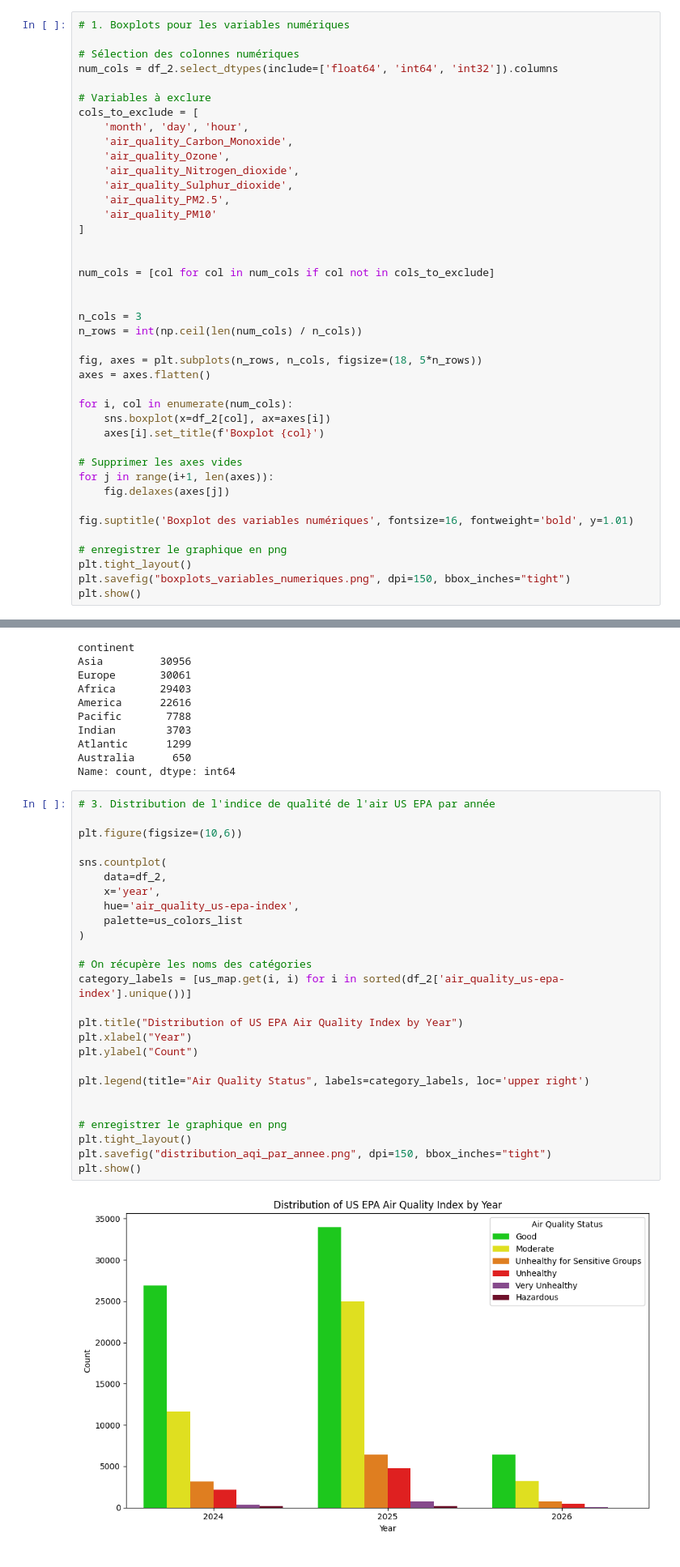
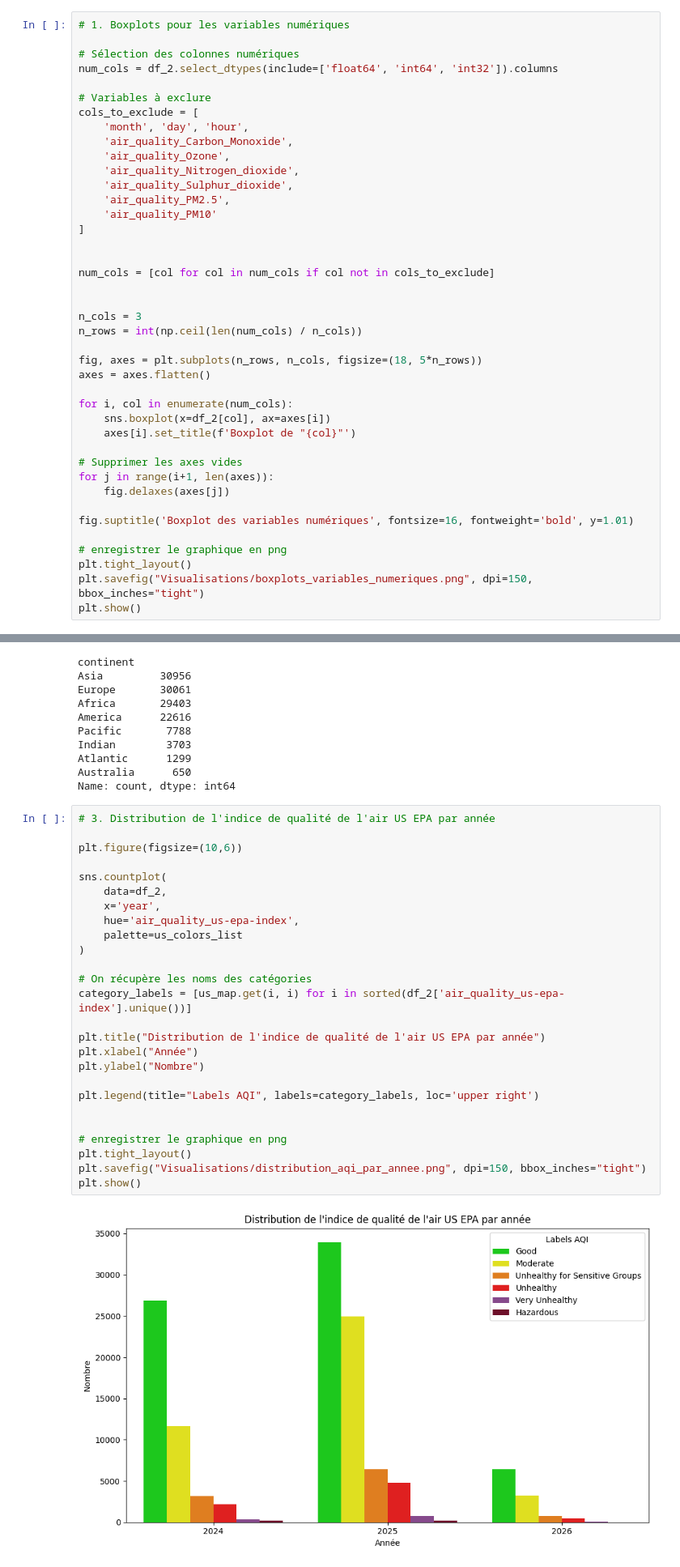
Before and after one commit to leagravellard/Memoire, a Jupyter notebook: Notebooks/01_exploration.ipynb, the cells around one changed output, grey strips where cells are left out. Shown at 81% size. Cells and saved outputs as stored; diff of their text form.

```diff
--- a/Notebooks/01_exploration.ipynb
+++ b/Notebooks/01_exploration.ipynb
@@ -817,7 +818,7 @@ axes = axes.flatten()
 
 for i, col in enumerate(num_cols):
     sns.boxplot(x=df_2[col], ax=axes[i])
-    axes[i].set_title(f'Boxplot {col}')
+    axes[i].set_title(f'Boxplot de "{col}"')
 
 # Supprimer les axes vides
 for j in range(i+1, len(axes)):
@@ -827,6 +828,6 @@ fig.suptitle('Boxplot des variables numériques', fontsize=16, fontweight='bold'
 
 # enregistrer le graphique en png
 plt.tight_layout()
-plt.savefig("boxplots_variables_numeriques.png", dpi=150, bbox_inches="tight")
+plt.savefig("Visualisations/boxplots_variables_numeriques.png", dpi=150, bbox_inches="tight")
 plt.show()
 # %% [output]
@@ -890,31 +893,31 @@ Name: count, dtype: int64
 # %%
 # 3. Distribution de l'indice de qualité de l'air US EPA par année
 
 plt.figure(figsize=(10,6))
 
 sns.countplot(
     data=df_2,
     x='year',
     hue='air_quality_us-epa-index',
     palette=us_colors_list
 )
 
 # On récupère les noms des catégories
 category_labels = [us_map.get(i, i) for i in sorted(df_2['air_quality_us-epa-index'].unique())]
 
-plt.title("Distribution of US EPA Air Quality Index by Year")
-plt.xlabel("Year")
-plt.ylabel("Count")
+plt.title("Distribution de l'indice de qualité de l'air US EPA par année")
+plt.xlabel("Année")
+plt.ylabel("Nombre")
 
-plt.legend(title="Air Quality Status", labels=category_labels, loc='upper right')
+plt.legend(title="Labels AQI", labels=category_labels, loc='upper right')
 
 
 # enregistrer le graphique en png
 plt.tight_layout()
-plt.savefig("distribution_aqi_par_annee.png", dpi=150, bbox_inches="tight")
+plt.savefig("Visualisations/distribution_aqi_par_annee.png", dpi=150, bbox_inches="tight")
 plt.show()
 # %% [output]
-[figure, old version]
+[figure, new version]
 # %% [markdown]
 ## Modélisation
 # %% [markdown]
```
Also changed, not shown: parts of 5 cells of this notebook, 1 other file.
